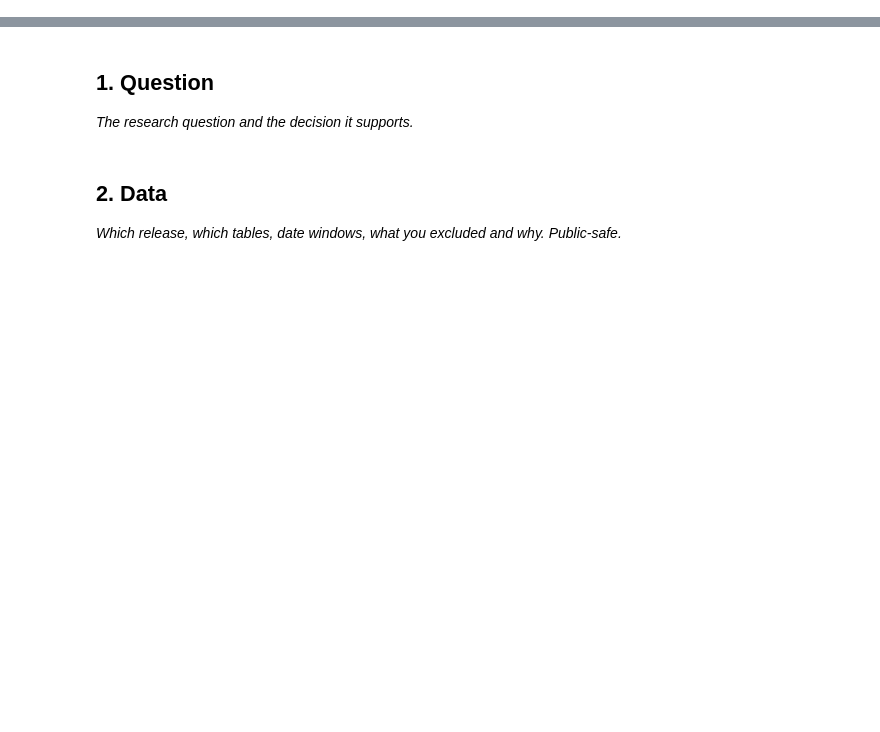
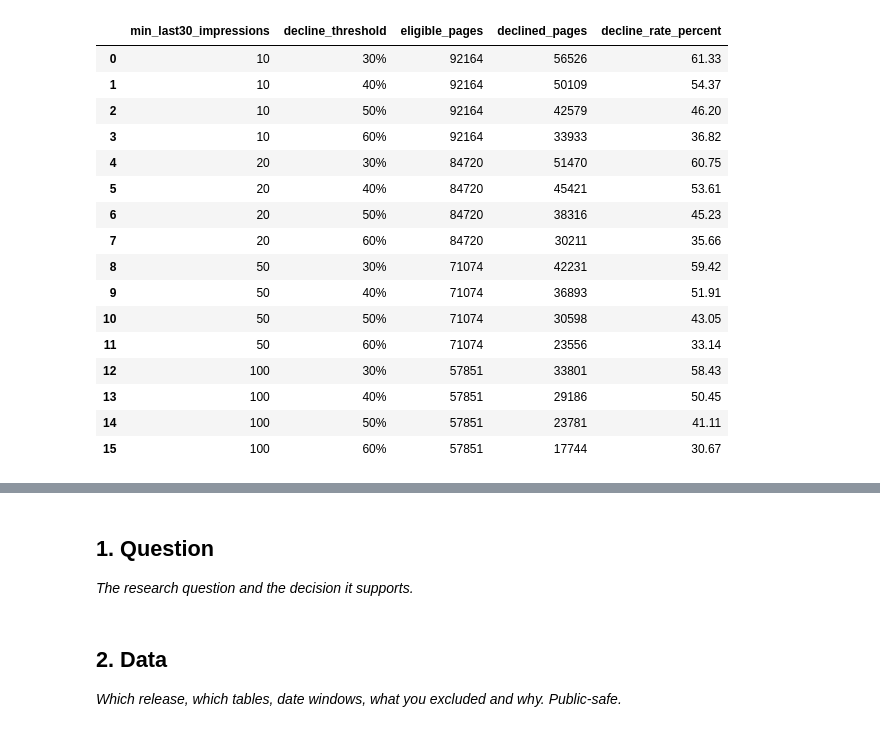
Before and after one commit to space-0d/flyrank, a Jupyter notebook: work/notebooks/capstone.ipynb, the cells around one changed output, grey strips where cells are left out. Drawn from its saved outputs; the diff is of its cells as text; code cells hidden in the pictures; blank space fills up the shorter version.

```diff
--- a/work/notebooks/capstone.ipynb
+++ b/work/notebooks/capstone.ipynb
@@ -8,0 +1452,49 @@ This skeleton is yours to fill. Work the sections **in order** — each one has
+# %%
+threshold_check = dataset_labeled[
+    dataset_labeled["impressions_last30"] > 0
+].copy()
+
+thresholds = []
+
+for min_impressions in [10, 20, 50, 100]:
+    eligible = threshold_check[
+        threshold_check["impressions_last30"] >= min_impressions
+    ]
+
+    for decline in [30, 40, 50, 60]:
+        declined = eligible[
+            eligible["impression_change_pct"] <= -decline
+        ]
+
+        thresholds.append({
+            "min_last30_impressions": min_impressions,
+            "decline_threshold": f"{decline}%",
+            "eligible_pages": len(eligible),
+            "declined_pages": len(declined),
+            "decline_rate_percent": round(
+                len(declined) / len(eligible) * 100,
+                2
+            )
+        })
+
+threshold_report = pd.DataFrame(thresholds)
+
+display(threshold_report)
+# %% [output]
+|  | min_last30_impressions | decline_threshold | eligible_pages | declined_pages | decline_rate_percent |
+| 0 | 10 | 30% | 92164 | 56526 | 61.33 |
+| 1 | 10 | 40% | 92164 | 50109 | 54.37 |
+| 2 | 10 | 50% | 92164 | 42579 | 46.20 |
+| 3 | 10 | 60% | 92164 | 33933 | 36.82 |
+| 4 | 20 | 30% | 84720 | 51470 | 60.75 |
+| 5 | 20 | 40% | 84720 | 45421 | 53.61 |
+| 6 | 20 | 50% | 84720 | 38316 | 45.23 |
+| 7 | 20 | 60% | 84720 | 30211 | 35.66 |
+| 8 | 50 | 30% | 71074 | 42231 | 59.42 |
+| 9 | 50 | 40% | 71074 | 36893 | 51.91 |
+| 10 | 50 | 50% | 71074 | 30598 | 43.05 |
+| 11 | 50 | 60% | 71074 | 23556 | 33.14 |
+| 12 | 100 | 30% | 57851 | 33801 | 58.43 |
+| 13 | 100 | 40% | 57851 | 29186 | 50.45 |
+| 14 | 100 | 50% | 57851 | 23781 | 41.11 |
+| 15 | 100 | 60% | 57851 | 17744 | 30.67 |
```
Also changed, not shown: parts of 98 cells of this notebook.
